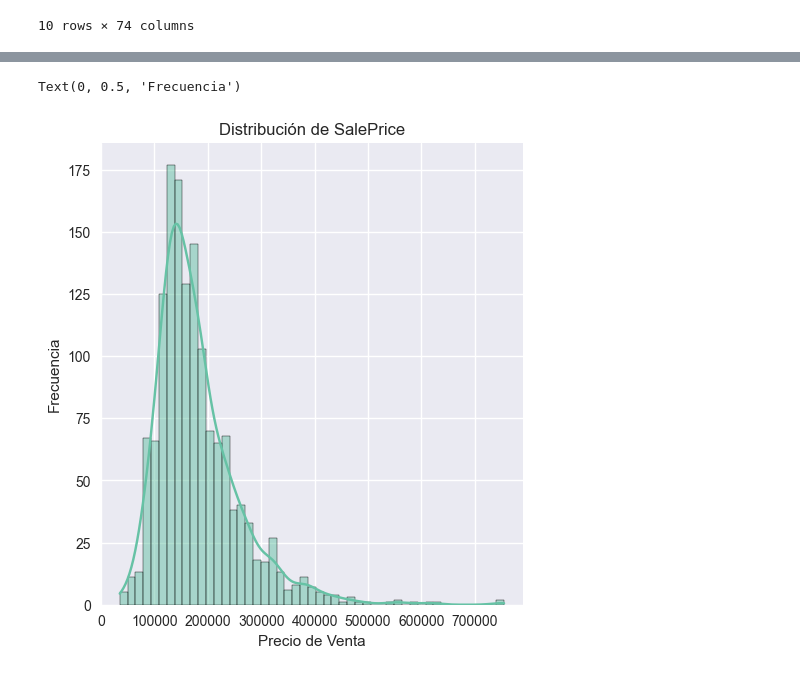
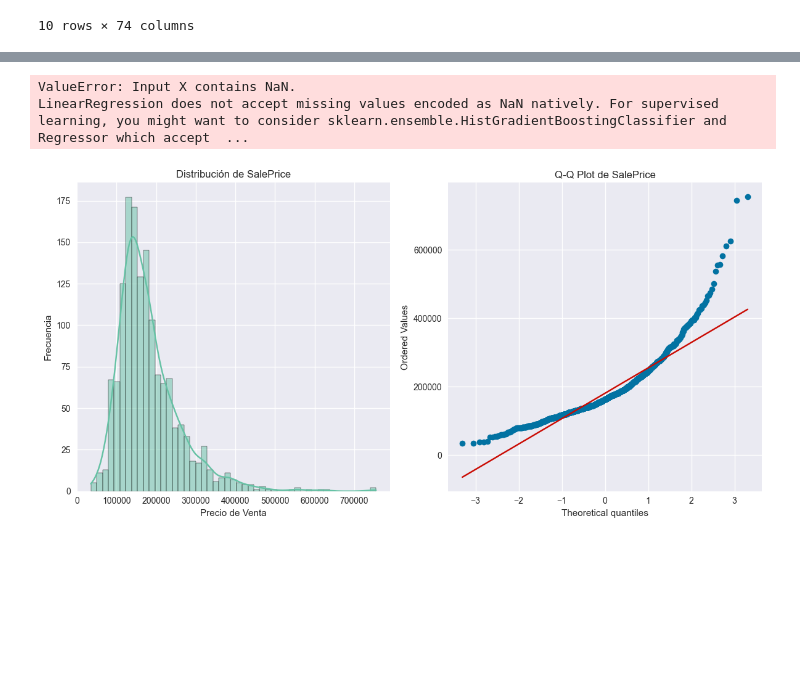
Before and after one commit to paulabaal12/PROY2-DM, a Jupyter notebook: proyecto.ipynb, the cells around one changed output, grey strips where cells are left out. Saved outputs shown, nothing was run; the diff lists cells and outputs as text; code cells hidden in the pictures; blank space fills up the shorter version.

Commit message:
Ajustes análisis de datos

```diff
--- a/proyecto.ipynb
+++ b/proyecto.ipynb
@@ -141,0 +163,20 @@ data.head(10)
+# %%
+# características numéricas para el clustering
+numeric_features = data.select_dtypes(include=[np.number])
+
+# Manejar los valores faltantes llenándolos con la media de cada columna
+numeric_features = numeric_features.fillna(numeric_features.mean())
+
+# Escalar los datos
+scaler = StandardScaler()
+scaled_data = scaler.fit_transform(numeric_features)
+
+# Aplicar K-Means para identificar los grupos
+kmeans = KMeans(n_clusters=4, random_state=42)
+data['Cluster'] = kmeans.fit_predict(scaled_data)
+
+# Analizar las características de cada grupo
+cluster_analysis = numeric_features.copy()
+cluster_analysis['Cluster'] = data['Cluster']
+cluster_analysis = cluster_analysis.groupby('Cluster').mean()
+print(cluster_analysis)
@@ -142,11 +260,30 @@ data.head(10)
+# %%
+
+lr = LinearRegression()
+selector = RFE(lr, n_features_to_select=10, step=1)
+selector = selector.fit(X_train, y_train)
+rfe_support = selector.get_support()
+rfe_features = X_train.columns[rfe_support]
+print("\nTop 10 características seleccionadas por RFE:")
+print(rfe_features.tolist())
+# %% [output]
+ValueError: Input X contains NaN.
+LinearRegression does not accept missing values encoded as NaN natively. For supervised learning, you might want to consider sklearn.ensemble.HistGradientBoostingClassifier and Regressor which accept  ...
 # %%
 # Histograma de SalePrice
+
 plt.figure(figsize=(12, 6))
 plt.subplot(1, 2, 1)
 sns.histplot(data['SalePrice'], kde=True)
 plt.title('Distribución de SalePrice')
 plt.xlabel('Precio de Venta')
 plt.ylabel('Frecuencia')
+
+plt.subplot(1, 2, 2)
+stats.probplot(data['SalePrice'], plot=plt)
+plt.title('Q-Q Plot de SalePrice')
+
+plt.tight_layout()
+plt.show()
 # %% [output]
-Text(0, 0.5, 'Frecuencia')
-[figure, old version]
+[figure, new version]
```
Also changed, not shown: parts of 12 cells of this notebook.
